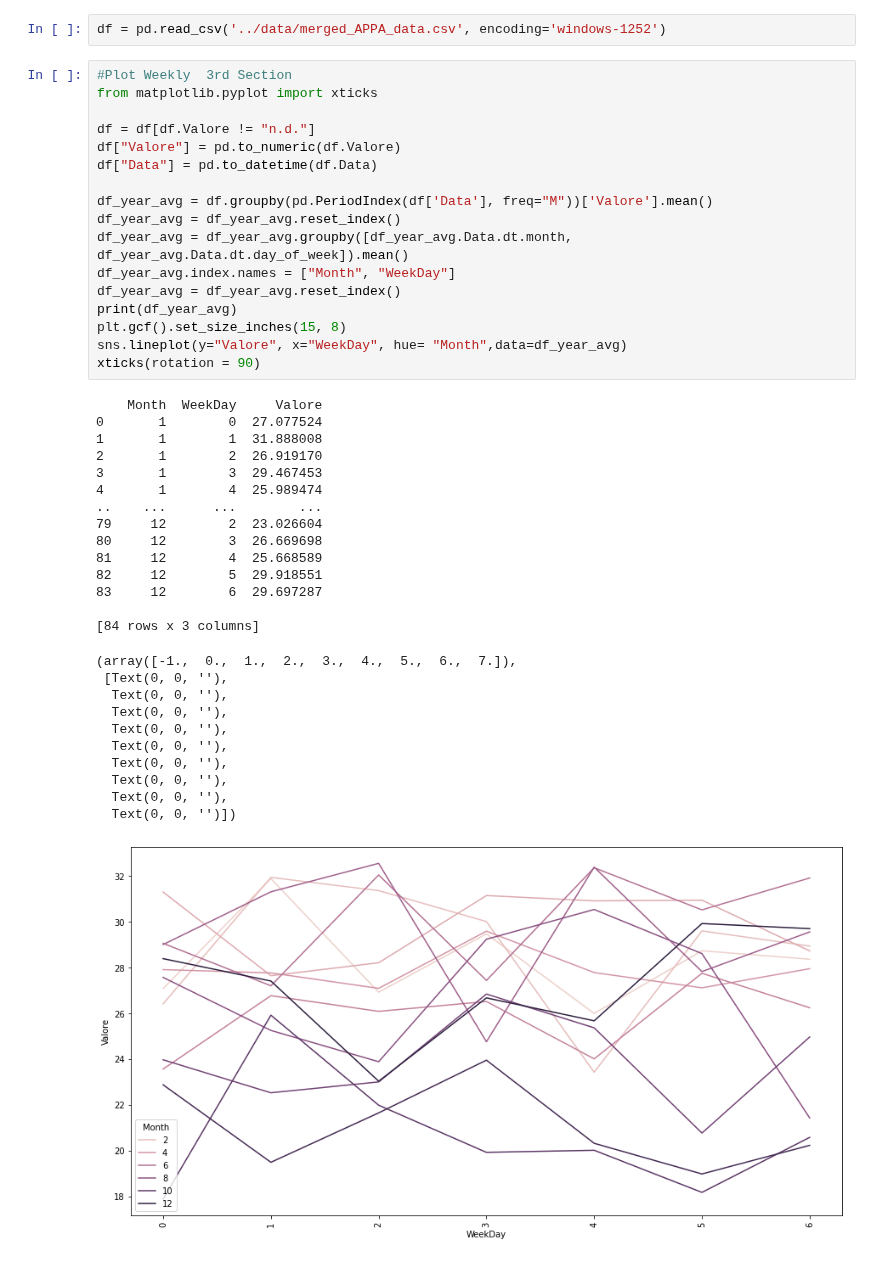
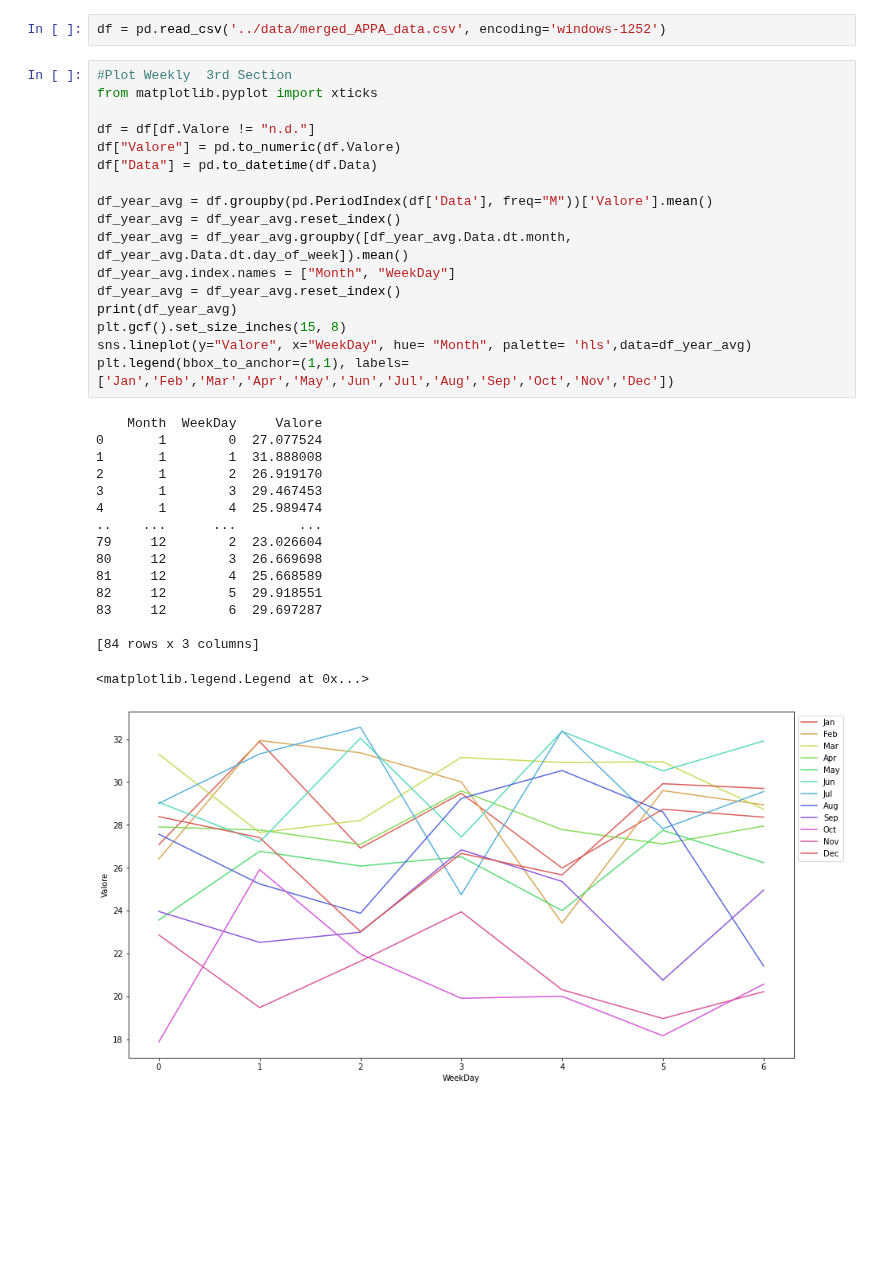
Before and after one commit to WebValley2022/webvalley-dashboard, a Jupyter notebook: 3rd Section Plots/WeeklyPlot.ipynb, the cells around one changed output. Saved outputs shown, nothing was run; the diff lists cells and outputs as text; blank space fills up the shorter version.

```diff
--- a/3rd Section Plots/WeeklyPlot.ipynb
+++ b/3rd Section Plots/WeeklyPlot.ipynb
@@ -8,43 +8,34 @@ df = pd.read_csv('../data/merged_APPA_data.csv', encoding='windows-1252')
 # %%
 #Plot Weekly  3rd Section
 from matplotlib.pyplot import xticks
 
 df = df[df.Valore != "n.d."]
 df["Valore"] = pd.to_numeric(df.Valore)
 df["Data"] = pd.to_datetime(df.Data)
 
 df_year_avg = df.groupby(pd.PeriodIndex(df['Data'], freq="M"))['Valore'].mean()
 df_year_avg = df_year_avg.reset_index()
 df_year_avg = df_year_avg.groupby([df_year_avg.Data.dt.month, df_year_avg.Data.dt.day_of_week]).mean()
 df_year_avg.index.names = ["Month", "WeekDay"]
 df_year_avg = df_year_avg.reset_index()
 print(df_year_avg)
 plt.gcf().set_size_inches(15, 8)
-sns.lineplot(y="Valore", x="WeekDay", hue= "Month",data=df_year_avg)
-xticks(rotation = 90)
+sns.lineplot(y="Valore", x="WeekDay", hue= "Month", palette= 'hls',data=df_year_avg)
+plt.legend(bbox_to_anchor=(1,1), labels=['Jan','Feb','Mar','Apr','May','Jun','Jul','Aug','Sep','Oct','Nov','Dec'])
 # %% [output]
     Month  WeekDay     Valore
 0       1        0  27.077524
 1       1        1  31.888008
 2       1        2  26.919170
 3       1        3  29.467453
 4       1        4  25.989474
 ..    ...      ...        ...
 79     12        2  23.026604
 80     12        3  26.669698
 81     12        4  25.668589
 82     12        5  29.918551
 83     12        6  29.697287
 
 [84 rows x 3 columns]
-(array([-1.,  0.,  1.,  2.,  3.,  4.,  5.,  6.,  7.]),
- [Text(0, 0, ''),
-  Text(0, 0, ''),
-  Text(0, 0, ''),
-  Text(0, 0, ''),
-  Text(0, 0, ''),
-  Text(0, 0, ''),
-  Text(0, 0, ''),
-  Text(0, 0, ''),
-  Text(0, 0, '')])
+<matplotlib.legend.Legend at 0x...>
-[figure, old version]
+[figure, new version]
```
Also changed, not shown: 3 other files.
